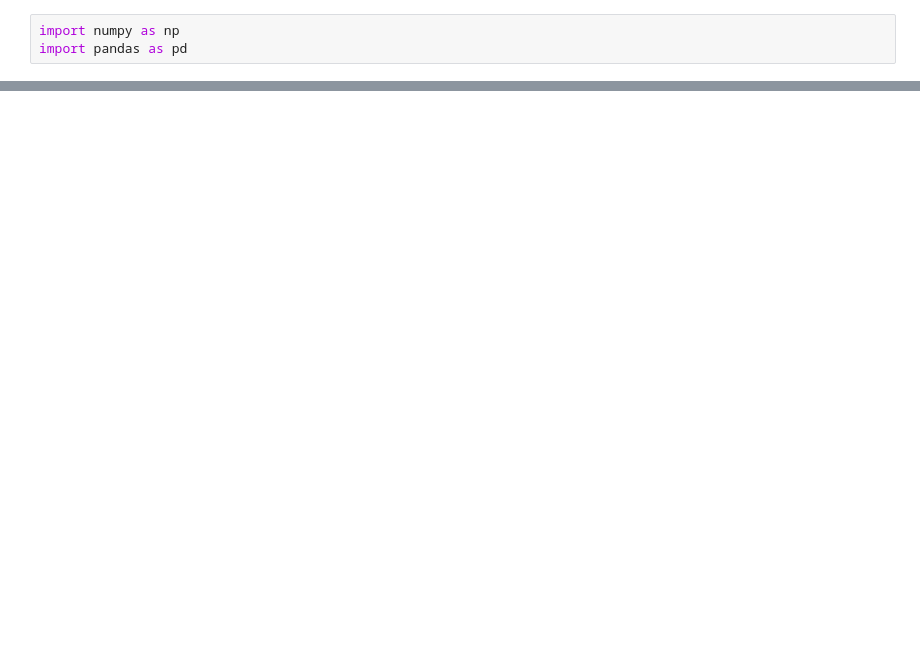
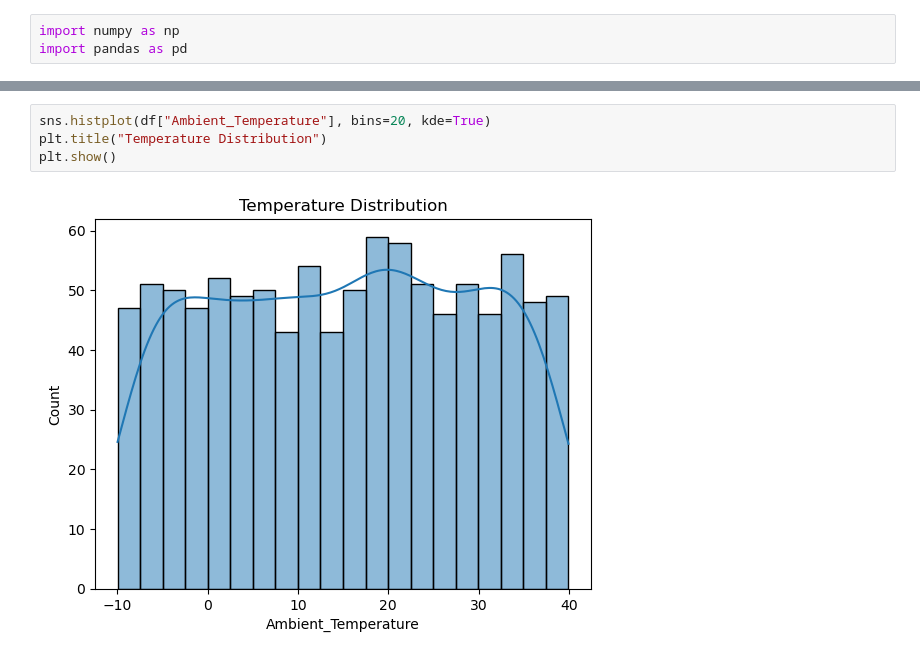
Before and after one commit to AmanPatre/Weather-Based-Energy-Prediction-System-Realtime-Data-, a Jupyter notebook: jupyter-notebook/model_precessing.ipynb, the cells around one changed output, grey strips where cells are left out. Drawn from its saved outputs; the diff is of its cells as text; blank space fills up the shorter version.

```diff
--- a/jupyter-notebook/model_precessing.ipynb
+++ b/jupyter-notebook/model_precessing.ipynb
@@ -51,0 +101,6 @@ data.head()
+# %%
+sns.histplot(df["Ambient_Temperature"], bins=20, kde=True)
+plt.title("Temperature Distribution")
+plt.show()
+# %% [output]
+[figure, added]
```
Also changed, not shown: parts of 13 cells of this notebook.
